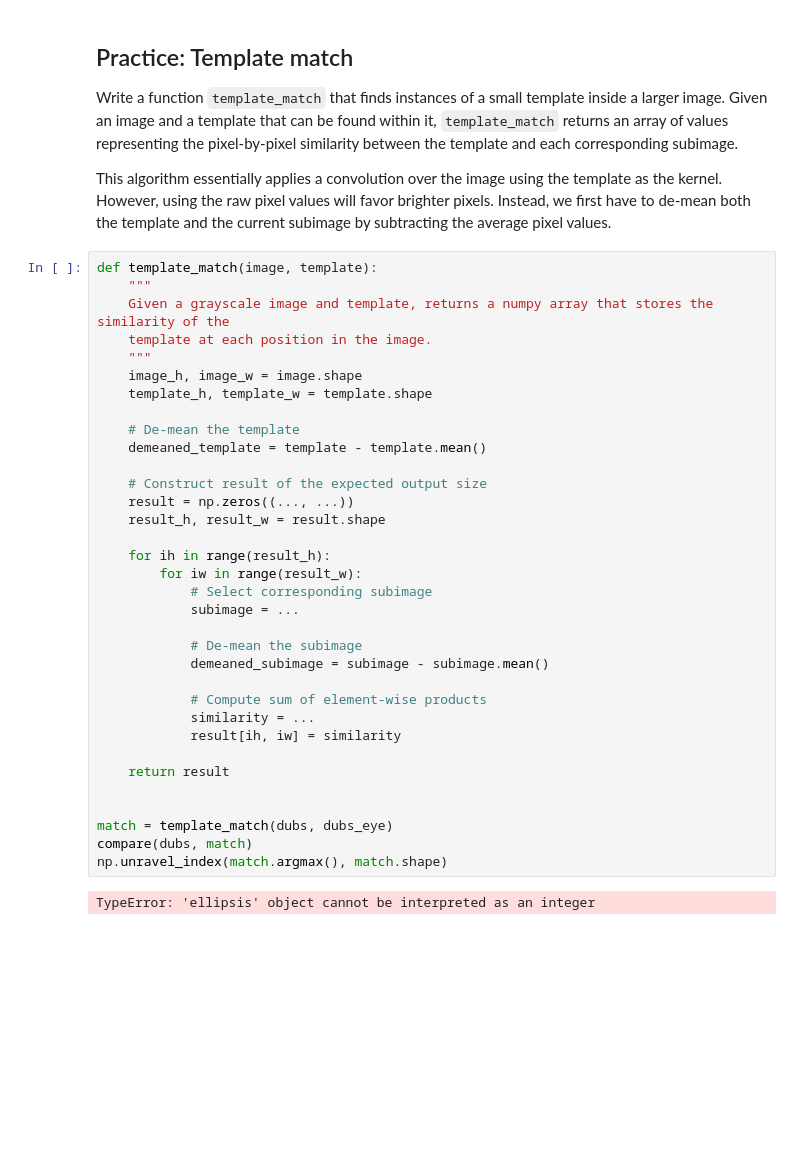
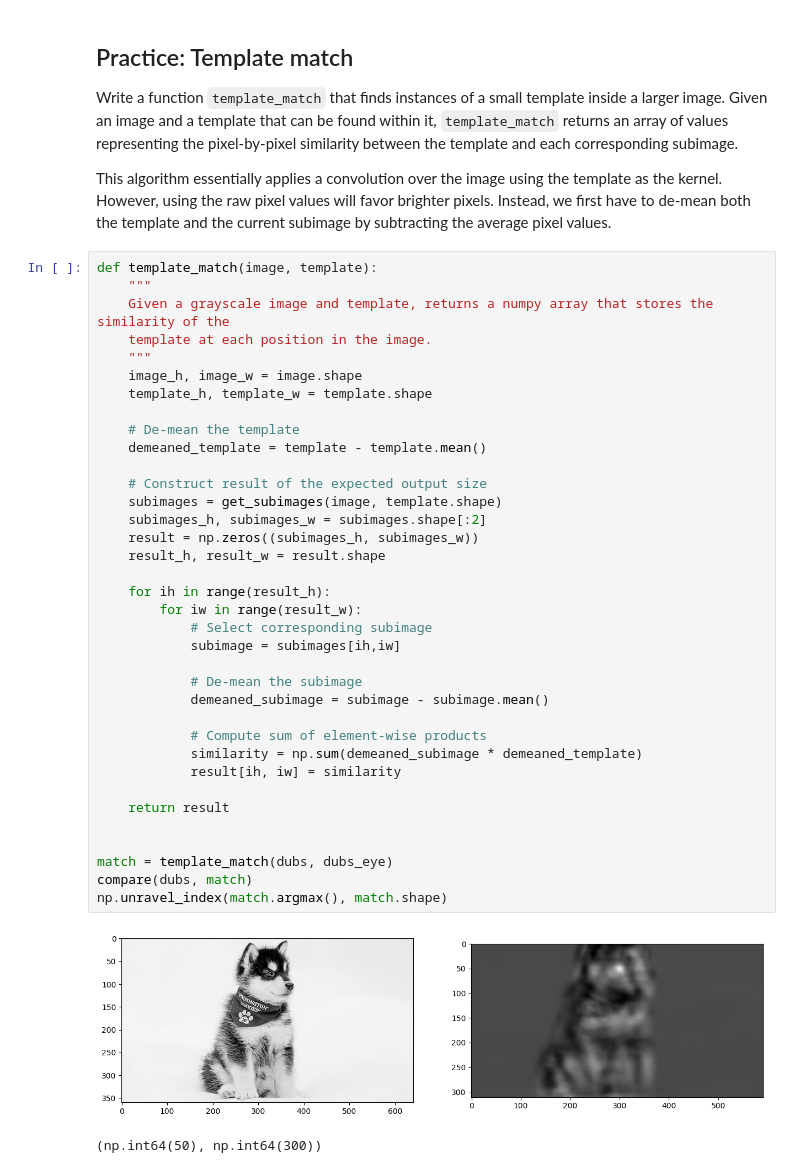
Before and after one commit to SHTG1itch/cse163-nchs-Srivats-Iyer-, a Jupyter notebook: lectures/convolutions.ipynb, the cells around one changed output. Saved outputs shown, nothing was run; the diff lists cells and outputs as text; blank space fills up the shorter version.

```diff
--- a/lectures/convolutions.ipynb
+++ b/lectures/convolutions.ipynb
@@ -205,34 +208,37 @@ def template_match(image, template):
     """
     Given a grayscale image and template, returns a numpy array that stores the similarity of the
     template at each position in the image.
     """
     image_h, image_w = image.shape
     template_h, template_w = template.shape
 
     # De-mean the template
     demeaned_template = template - template.mean()
 
     # Construct result of the expected output size
-    result = np.zeros((..., ...))
+    subimages = get_subimages(image, template.shape)
+    subimages_h, subimages_w = subimages.shape[:2]
+    result = np.zeros((subimages_h, subimages_w))
     result_h, result_w = result.shape
 
     for ih in range(result_h):
         for iw in range(result_w):
             # Select corresponding subimage
-            subimage = ...
+            subimage = subimages[ih,iw]
 
             # De-mean the subimage
             demeaned_subimage = subimage - subimage.mean()
 
             # Compute sum of element-wise products
-            similarity = ...
+            similarity = np.sum(demeaned_subimage * demeaned_template)
             result[ih, iw] = similarity
 
     return result
 
 
 match = template_match(dubs, dubs_eye)
 compare(dubs, match)
 np.unravel_index(match.argmax(), match.shape)
 # %% [output]
+[figure, added]
-TypeError: 'ellipsis' object cannot be interpreted as an integer
+(np.int64(50), np.int64(300))
```
Also changed, not shown: parts of 2 cells of this notebook.
